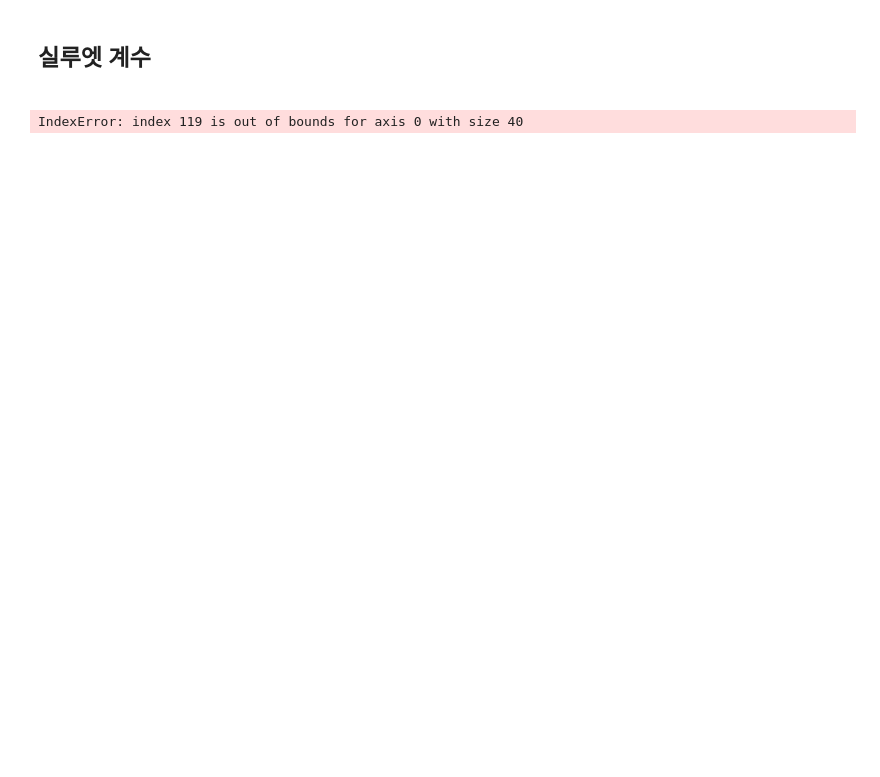
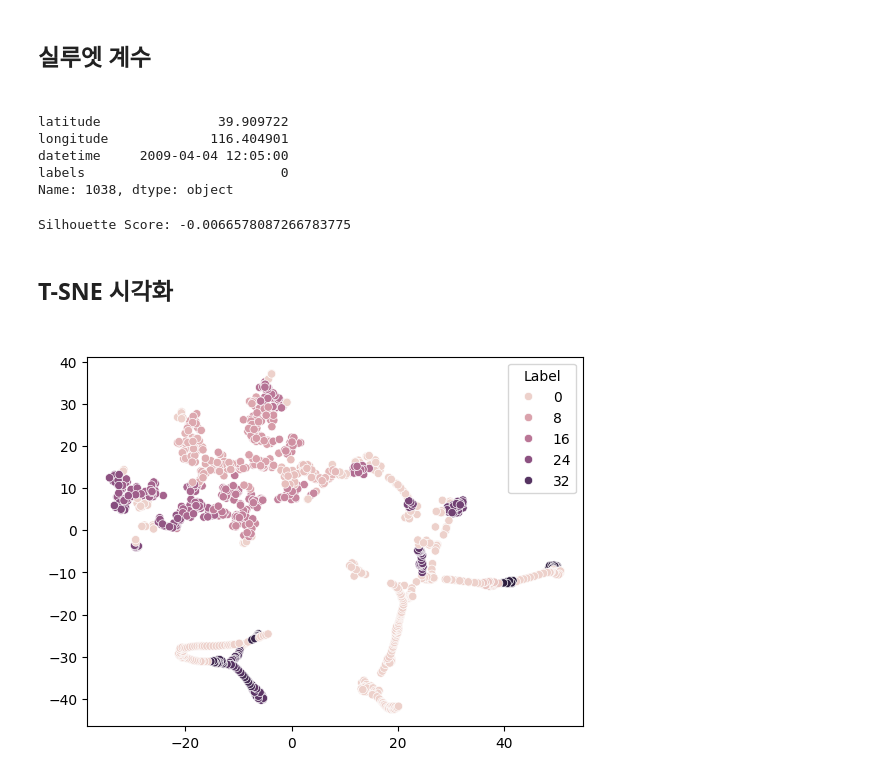
Before and after one commit to tukcomCD2024/YooDoRi, a Jupyter notebook: ai/LocationAnalyzer.ipynb, the cells around one changed output. Cells and saved outputs as stored; diff of their text form; code cells hidden in the pictures; blank space fills up the shorter version.

```diff
--- a/ai/LocationAnalyzer.ipynb
+++ b/ai/LocationAnalyzer.ipynb
@@ -385,9 +390,12 @@ df
 # %%
 cluster_index_mapping = {}  # 클러스터의 인덱스 매핑을 저장할 딕셔너리
-
+df['labels'] = 0
 for cluster_idx, (cluster, center) in enumerate(zip(data_df.clusters, data_df.centers)):
     for point_idx in cluster:
-        cluster_index_mapping[point_idx] = {'cluster_number': cluster_idx, 'latitude' : data}
+        df['labels'].iloc[point_idx] = cluster_idx
+        # cluster_index_mapping[point_idx] = {'cluster_number': cluster_idx,
+        #                                     'latitude' : df['latitude'].iloc[point_idx],
+        #                                       'longitude' : df['longitude'].iloc[point_idx]}
 
-cluster_index_mapping
+df
 # %% [output]
@@ -430,12 +451,33 @@ mymap
 [interactive output not drawn]
 # %% [markdown]
 <h2>실루엣 계수<h2>
-# %%
-labels = np.zeros(len(data_df), dtype=int)
-for cluster_idx, cluster in enumerate(data_df.clusters.values.tolist()):
-    labels[cluster] = cluster_idx
-
-silhouette_avg = silhouette_score(data_df, labels)
-print(f'Silhouette Score: {silhouette_avg}')
-# %% [output]
-IndexError: index 119 is out of bounds for axis 0 with size 40
+# %%
+df.iloc[1038]
+# %% [output]
+latitude               39.909722
+longitude             116.404901
+datetime     2009-04-04 12:05:00
+labels                         0
+Name: 1038, dtype: object
+# %%
+silhouette_avg = silhouette_score(df[['latitude', 'longitude']], df['labels'])
+print(f'Silhouette Score: {silhouette_avg}')
+# %% [output]
+Silhouette Score: -0.0066578087266783775
+# %% [markdown]
+<h2>T-SNE 시각화<h2>
+# %%
+from sklearn.manifold import TSNE
+import matplotlib.pyplot as plt
+import seaborn as sns
+
+# 데이터 X와 레이블 y를 사용한다고 가정
+tsne = TSNE(n_components=2, random_state=42)
+X_tsne = tsne.fit_transform(df[['latitude', 'longitude']])
+
+sns.set_palette("deep")
+sns.scatterplot(x = X_tsne[:, 0], y = X_tsne[:, 1], hue=df['labels'])
+plt.legend(title='Label')
+plt.show()
+# %% [output]
+[figure, added]
```
Also changed, not shown: parts of 5 cells of this notebook.
